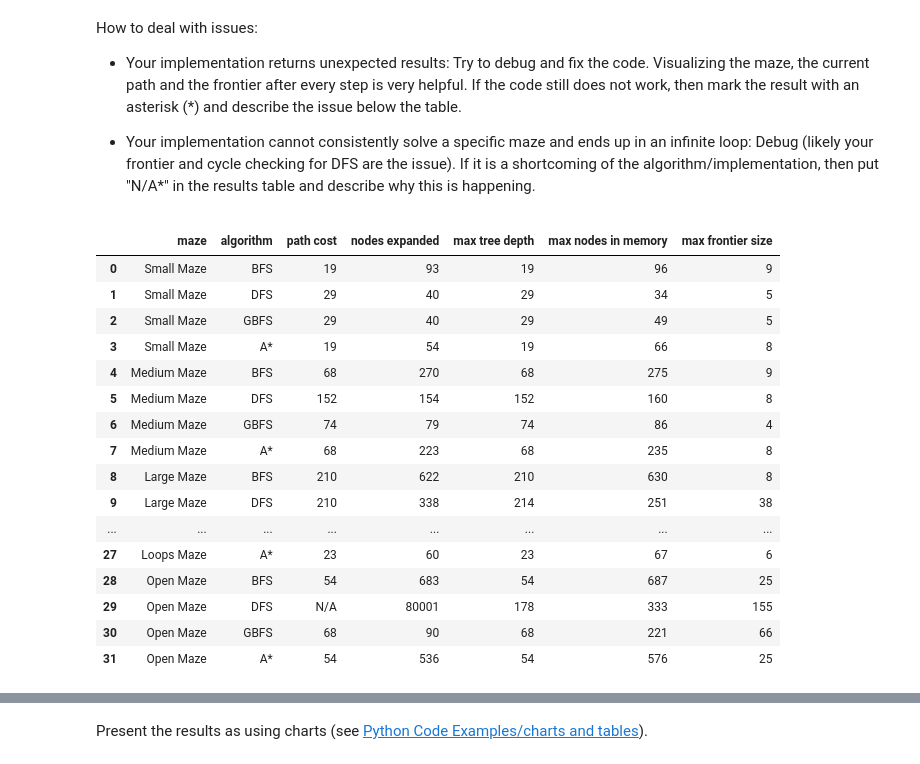
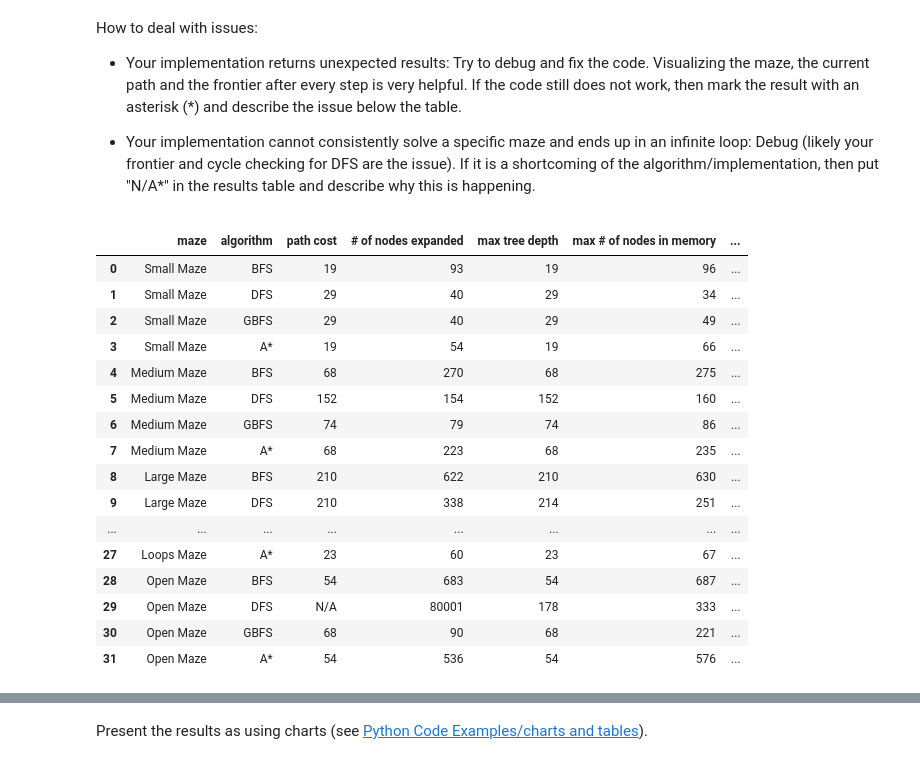
Before and after one commit to Jonestg26/Assignment1, a Jupyter notebook: Search/Maze.ipynb, the cells around one changed output, grey strips where cells are left out. Cells and saved outputs as stored; diff of their text form; code cells hidden in the pictures.

```diff
--- a/Search/Maze.ipynb
+++ b/Search/Maze.ipynb
@@ -591,49 +591,49 @@ for file in maze_files:
   maze_name = file.replace(".txt", "").replace("_", " ").title()
 
 
   for alg_name, alg_func in algorithms.items():
     start_time = time.time()
     if alg_name == "DFS":
       plan, cost, expanded, depth, max_frontier, max_memory = alg_func(maze, start, goal, max_expansions=MAX_EXPANSIONS)
     else:
       plan, cost, expanded, depth, max_frontier, max_memory = alg_func(maze, start, goal)
     runtime = time.time() - start_time
 
     path_cost = int(cost) if cost is not None else "N/A"
     expanded = expanded if expanded is not None else "N/A"
     depth = depth if depth is not None else "N/A"
 
     status = "Limited" if expanded == MAX_EXPANSIONS else "Completed"
 
 
     results.append({
         "maze": maze_name,
         "algorithm": alg_name,
         "path cost": path_cost,
-        "nodes expanded": expanded,
+        "# of nodes expanded": expanded,
         "max tree depth": depth,
-        "max nodes in memory": max_memory,
+        "max # of nodes in memory": max_memory,
         "max frontier size": max_frontier,
     })
 
 
 df = pd.DataFrame(results)
 df
 # %% [output]
-|  | maze | algorithm | path cost | nodes expanded | max tree depth | max nodes in memory | max frontier size |
-| 0 | Small Maze | BFS | 19 | 93 | 19 | 96 | 9 |
-| 1 | Small Maze | DFS | 29 | 40 | 29 | 34 | 5 |
-| 2 | Small Maze | GBFS | 29 | 40 | 29 | 49 | 5 |
-| 3 | Small Maze | A* | 19 | 54 | 19 | 66 | 8 |
-| 4 | Medium Maze | BFS | 68 | 270 | 68 | 275 | 9 |
-| 5 | Medium Maze | DFS | 152 | 154 | 152 | 160 | 8 |
-| 6 | Medium Maze | GBFS | 74 | 79 | 74 | 86 | 4 |
-| 7 | Medium Maze | A* | 68 | 223 | 68 | 235 | 8 |
-| 8 | Large Maze | BFS | 210 | 622 | 210 | 630 | 8 |
-| 9 | Large Maze | DFS | 210 | 338 | 214 | 251 | 38 |
+|  | maze | algorithm | path cost | # of nodes expanded | max tree depth | max # of nodes in memory | ... |
+| 0 | Small Maze | BFS | 19 | 93 | 19 | 96 | ... |
+| 1 | Small Maze | DFS | 29 | 40 | 29 | 34 | ... |
+| 2 | Small Maze | GBFS | 29 | 40 | 29 | 49 | ... |
+| 3 | Small Maze | A* | 19 | 54 | 19 | 66 | ... |
+| 4 | Medium Maze | BFS | 68 | 270 | 68 | 275 | ... |
+| 5 | Medium Maze | DFS | 152 | 154 | 152 | 160 | ... |
+| 6 | Medium Maze | GBFS | 74 | 79 | 74 | 86 | ... |
+| 7 | Medium Maze | A* | 68 | 223 | 68 | 235 | ... |
+| 8 | Large Maze | BFS | 210 | 622 | 210 | 630 | ... |
+| 9 | Large Maze | DFS | 210 | 338 | 214 | 251 | ... |
 | ... | ... | ... | ... | ... | ... | ... | ... |
-| 27 | Loops Maze | A* | 23 | 60 | 23 | 67 | 6 |
-| 28 | Open Maze | BFS | 54 | 683 | 54 | 687 | 25 |
-| 29 | Open Maze | DFS | N/A | 80001 | 178 | 333 | 155 |
-| 30 | Open Maze | GBFS | 68 | 90 | 68 | 221 | 66 |
-| 31 | Open Maze | A* | 54 | 536 | 54 | 576 | 25 |
+| 27 | Loops Maze | A* | 23 | 60 | 23 | 67 | ... |
+| 28 | Open Maze | BFS | 54 | 683 | 54 | 687 | ... |
+| 29 | Open Maze | DFS | N/A | 80001 | 178 | 333 | ... |
+| 30 | Open Maze | GBFS | 68 | 90 | 68 | 221 | ... |
+| 31 | Open Maze | A* | 54 | 536 | 54 | 576 | ... |
```
Also changed, not shown: parts of 1 cell of this notebook.
